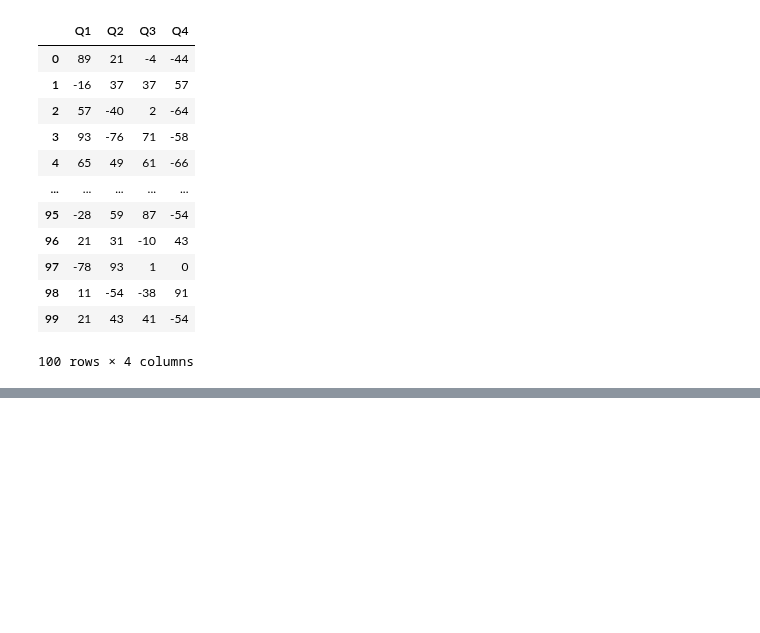
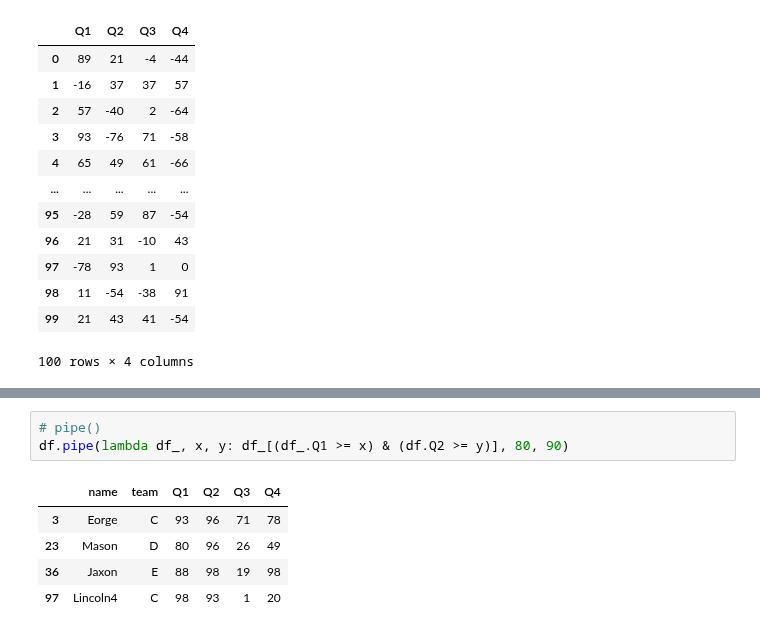
Before and after one commit to Yellow-BringtEast/python-study, a Jupyter notebook: pandas/chapter_four.ipynb, the cells around one changed output, grey strips where cells are left out. Cells and saved outputs as stored; diff of their text form; blank space fills up the shorter version.

```diff
--- a/pandas/chapter_four.ipynb
+++ b/pandas/chapter_four.ipynb
@@ -166,0 +220,9 @@ df.where(~c, -(df-20))
+# %%
+# pipe()
+df.pipe(lambda df_, x, y: df_[(df_.Q1 >= x) & (df.Q2 >= y)], 80, 90)
+# %% [output]
+|  | name | team | Q1 | Q2 | Q3 | Q4 |
+| 3 | Eorge | C | 93 | 96 | 71 | 78 |
+| 23 | Mason | D | 80 | 96 | 26 | 49 |
+| 36 | Jaxon | E | 88 | 98 | 19 | 98 |
+| 97 | Lincoln4 | C | 98 | 93 | 1 | 20 |
```
Also changed, not shown: parts of 6 cells of this notebook.
